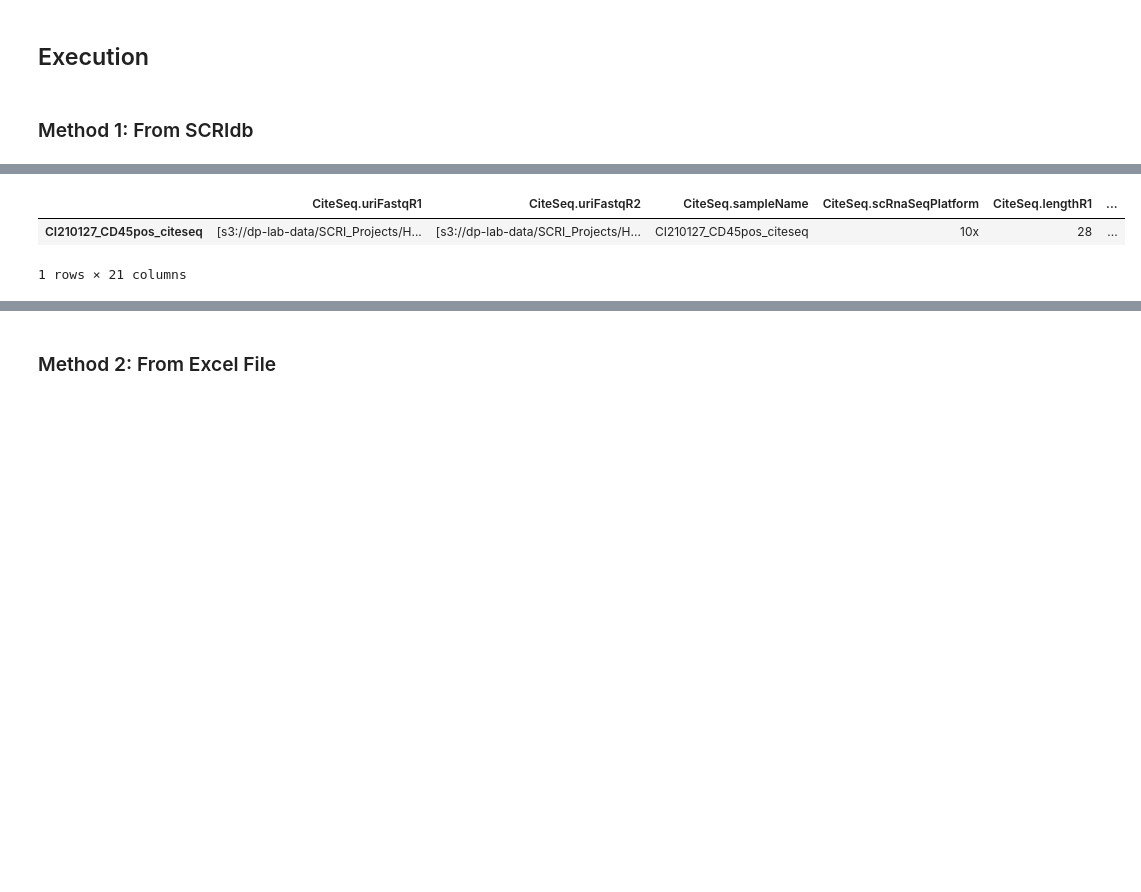
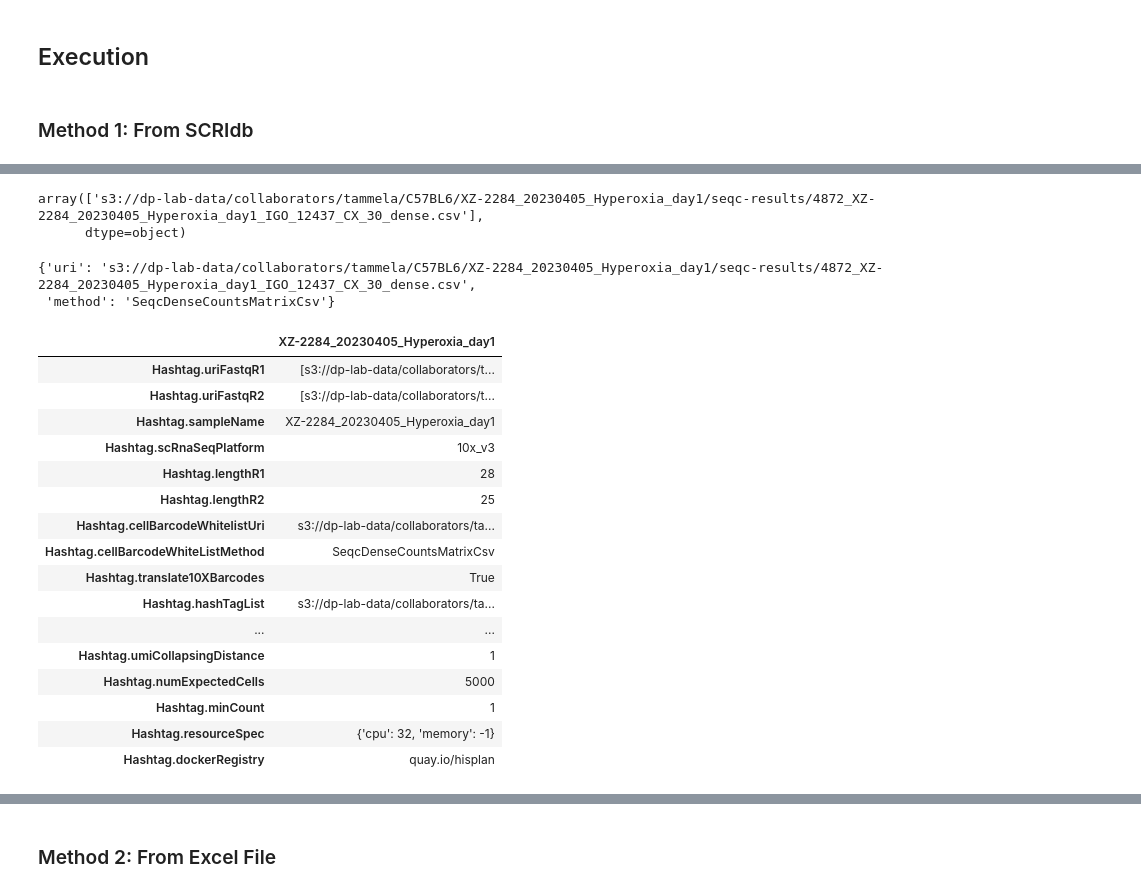
Before and after one commit to andrewmoorman/scing-notebooks, a Jupyter notebook: notebooks/Run_Sharp.ipynb, the cells around one changed output, grey strips where cells are left out. Saved outputs shown, nothing was run; the diff lists cells and outputs as text; code cells hidden in the pictures; blank space fills up the shorter version.

Commit message:
Updated CellRanger CellPlex and Sharp notebooks

```diff
--- a/notebooks/Run_Sharp.ipynb
+++ b/notebooks/Run_Sharp.ipynb
@@ -517,7 +529,7 @@ pipeline_types = {
 # Location of docker files
 common_docker_registry = "quay.io/hisplan"
 
-prefix = "CiteSeq" # Workflow(s) to run; also .wdl filename prefix(es)
+prefix = "Hashtag" # Workflow(s) to run; also .wdl filename prefix(es)
 pipeline_type = pipeline_types[prefix] # field in *.labels.json
 output_dirname = results_dirs[prefix]
 
@@ -547,8 +572,9 @@ with open(db_credentials_path) as f:
 # - Assumes data is transferred to AWS s3 (this should be an s3 location)
 # - Assumes directory name is also name of sample
 # - Workflows above will be run on all samples below
+common_dir = ""
 sample_paths = [
-    "s3://dp-lab-data/SCRI_Projects/HTAN_CITEseq/CI210127_CD45pos_citeseq_CITE",
+    "s3://dp-lab-data/collaborators/tammela/C57BL6/XZ-2284_20230405_Hyperoxia_day1_HTO",
 ]
 # %% [markdown]
 ## Execution
@@ -587,3 +665,8 @@ samples["Barcodes"] = samples['Sample_ID'].apply(
+# %%
+samples["Whitelist_Params"].apply(lambda x: x['uri']).values
+# %% [output]
+array(['s3://dp-lab-data/collaborators/tammela/C57BL6/XZ-2284_20230405_Hyperoxia_day1/seqc-results/4872_XZ-2284_20230405_Hyperoxia_day1_IGO_12437_CX_30_dense.csv'],
+      dtype=object)
 # %%
 # Function to reformat barcode labels for Sharp
 def reformat_bc_label(label):
@@ -607,12 +690,19 @@ for name, sample in tqdm(samples.iterrows(), total=len(samples)):
     # Upload tag-list to AWS
     cmd = f"aws s3 cp {path_to_csv} {sample['S3_Path']}/{output_dirname}/tag-list.csv"
     var = subprocess.run(shlex.split(cmd), universal_newlines=True, capture_output=True)
+# %%
+samples['Whitelist_Params'].iloc[0]
+# %% [output]
+{'uri': 's3://dp-lab-data/collaborators/tammela/C57BL6/XZ-2284_20230405_Hyperoxia_day1/seqc-results/4872_XZ-2284_20230405_Hyperoxia_day1_IGO_12437_CX_30_dense.csv',
+ 'method': 'SeqcDenseCountsMatrixCsv'}
 # %%
 # Load minimum inputs and labels fields from templates
 conjugation = samples["Barcode_Params"].apply(lambda x: x["conjugation"]).values[0] # conjugation must be same for all samples
 template_prefix = get_template(prefix, conjugation)
 with open(f"{config_dir}/{template_prefix}.inputs.json") as f:
     std_inputs_fields = list(json.load(f).keys())
+
+std_inputs_fields.remove(f"{prefix}.denseCountMatrix")
 
 with open(f"{config_dir}/{template_prefix}.labels.json") as f:
     std_labels_fields = list(json.load(f).keys())
@@ -621,7 +711,7 @@ with open(f"{config_dir}/{template_prefix}.labels.json") as f:
 inputs = pd.DataFrame(index=samples.index, columns=std_inputs_fields,)
 labels = pd.DataFrame(index=samples.index, columns=std_labels_fields,)
 
-platform = "10x"
+platform = "10x_v3"
 # %%
 # Annotate inputs
 inputs[f"{prefix}.sampleName"] = inputs.index
@@ -640,6 +730,7 @@ inputs[f"{prefix}.trimPos"] = samples["Barcode_Params"].apply(lambda x: x["bp_sh
 inputs[f"{prefix}.translate10XBarcodes"] = \
     (inputs[f"{prefix}.scRnaSeqPlatform"] == "10x_v3") & \
     (samples["Barcode_Params"].apply(lambda x: x["conjugation"] == "B"))
+
 inputs[f"{prefix}.dockerRegistry"] = common_docker_registry
 for file_id in fastq_file_ids: # Set FASTQs
     inputs[f"{prefix}.uriFastq{file_id}"] = samples["FASTQs"].apply(lambda x: x[file_id])
@@ -651,7 +742,7 @@ for file_id in fastq_file_ids: # Set FASTQs
 inputs[f"{prefix}.slidingWindowSearch"] = False
 inputs[f"{prefix}.cbCollapsingDistance"] = 1
 inputs[f"{prefix}.umiCollapsingDistance"] = 1
-inputs[f"{prefix}.numExpectedCells"] = 0
+inputs[f"{prefix}.numExpectedCells"] = 5000
 # Need trick to set dictionary for each row
 common_resource_spec = {
     "cpu": 32,
@@ -659,7 +750,7 @@ common_resource_spec = {
 }
 inputs[f"{prefix}.resourceSpec"] = inputs.iloc[:, 0].apply(lambda x: common_resource_spec)
 if prefix == "Hashtag":
-    inputs[f"{prefix}.minCount"] = 10
+    inputs[f"{prefix}.minCount"] = 1
 
 # ********************
 
@@ -672,14 +763,28 @@ labels["destination"] = samples['S3_Path'] + "/" + output_dirname
 labels["transfer"] = "-"
 labels["comment"] = creds["user"]
 
-assert (std_inputs_fields == list(inputs.columns)) & (inputs.notna().values.all())
-assert (std_labels_fields == list(labels.columns)) & (labels.notna().values.all())
+assert set(inputs.columns).issuperset(std_inputs_fields) & (inputs.notna().values.all())
+assert set(labels.columns).issuperset(std_labels_fields) & (labels.notna().values.all())
 # %%
-inputs
+inputs.T
 # %% [output]
-|  | CiteSeq.uriFastqR1 | CiteSeq.uriFastqR2 | CiteSeq.sampleName | CiteSeq.scRnaSeqPlatform | CiteSeq.lengthR1 | ... |
-| CI210127_CD45pos_citeseq | [s3://dp-lab-data/SCRI_Projects/H... | [s3://dp-lab-data/SCRI_Projects/H... | CI210127_CD45pos_citeseq | 10x | 28 | ... |
+|  | XZ-2284_20230405_Hyperoxia_day1 |
+| Hashtag.uriFastqR1 | [s3://dp-lab-data/collaborators/t... |
+| Hashtag.uriFastqR2 | [s3://dp-lab-data/collaborators/t... |
+| Hashtag.sampleName | XZ-2284_20230405_Hyperoxia_day1 |
+| Hashtag.scRnaSeqPlatform | 10x_v3 |
+| Hashtag.lengthR1 | 28 |
+| Hashtag.lengthR2 | 25 |
+| Hashtag.cellBarcodeWhitelistUri | s3://dp-lab-data/collaborators/ta... |
+| Hashtag.cellBarcodeWhiteListMethod | SeqcDenseCountsMatrixCsv |
+| Hashtag.translate10XBarcodes | True |
+| Hashtag.hashTagList | s3://dp-lab-data/collaborators/ta... |
+| ... | ... |
+| Hashtag.umiCollapsingDistance | 1 |
+| Hashtag.numExpectedCells | 5000 |
+| Hashtag.minCount | 1 |
+| Hashtag.resourceSpec | {'cpu': 32, 'memory': -1} |
+| Hashtag.dockerRegistry | quay.io/hisplan |
-1 rows × 21 columns
 # %%
 labels
 # %% [output]
```
Also changed, not shown: parts of 21 cells of this notebook, 1 other file.
